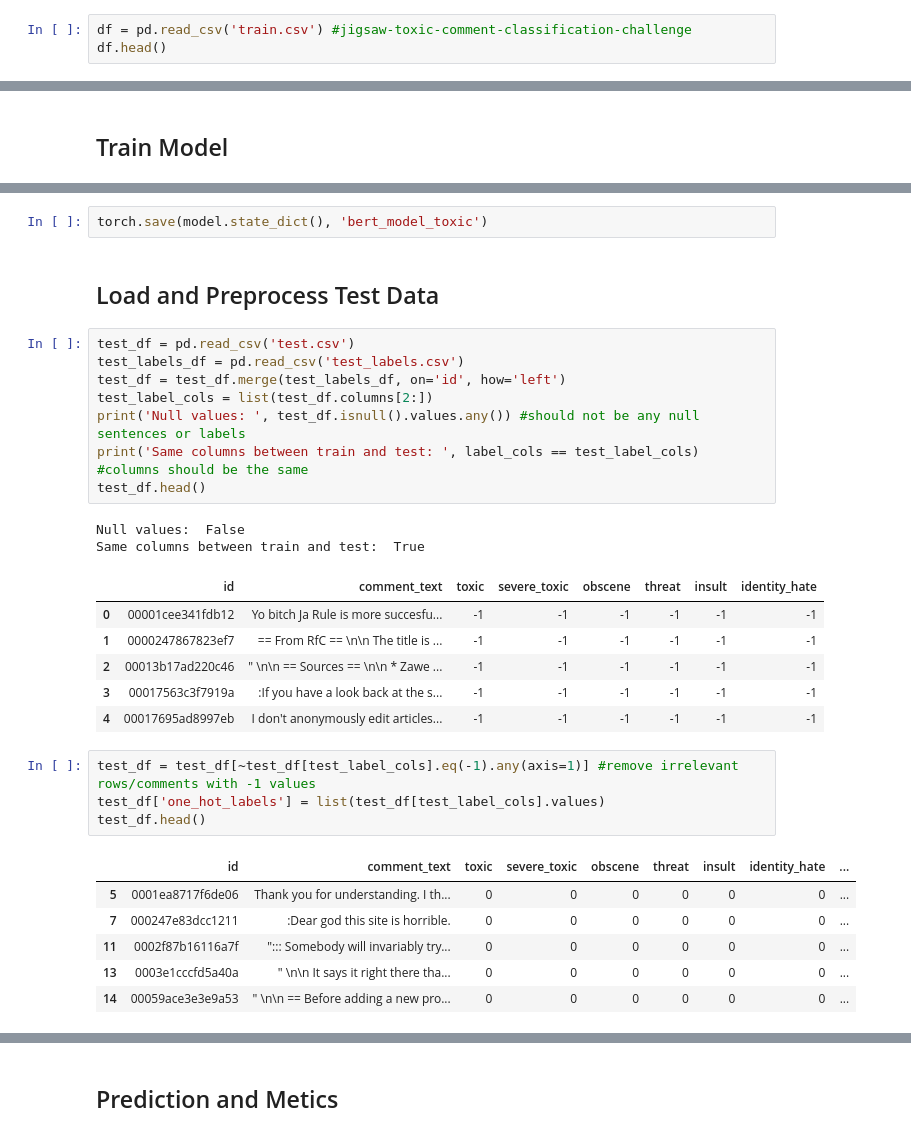
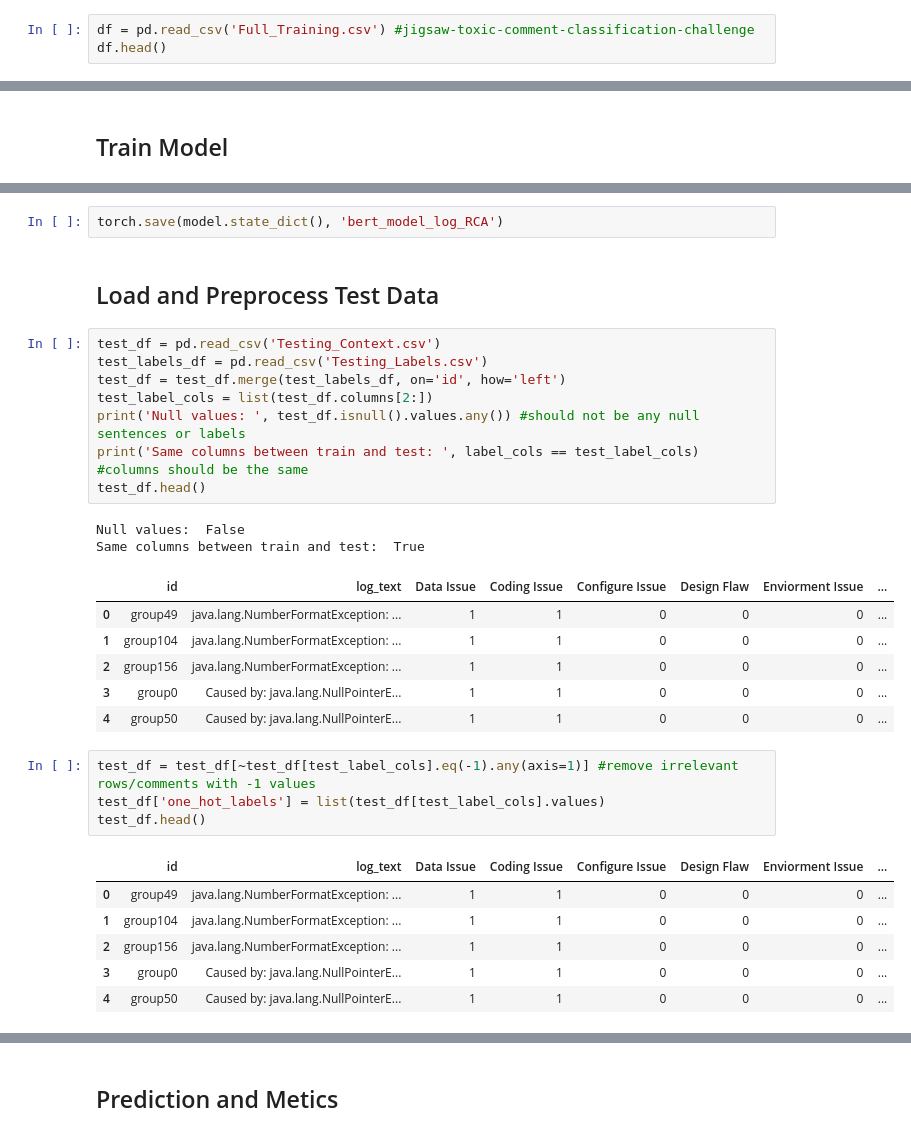
Before and after one commit to dwu926/Problem-Management-UI, a Jupyter notebook: MultiLabel_Bert_XLNet_logAnalysis.ipynb, the cells around one changed output, grey strips where cells are left out. Cells and saved outputs as stored; diff of their text form.

```diff
--- a/MultiLabel_Bert_XLNet_logAnalysis.ipynb
+++ b/MultiLabel_Bert_XLNet_logAnalysis.ipynb
@@ -72,6 +60,6 @@ torch.cuda.get_device_name(0)
 
 Dataset will be tokenized then split into training and validation sets. The validation set will be used to monitor training. For testing a separate test set will be loaded for analysis.
 # %%
-df = pd.read_csv('train.csv') #jigsaw-toxic-comment-classification-challenge
+df = pd.read_csv('Full_Training.csv') #jigsaw-toxic-comment-classification-challenge
 df.head()
 # %% [output]
@@ -391,35 +387,35 @@ Flat Validation Accuracy:  92.42756574961876
 # %%
-torch.save(model.state_dict(), 'bert_model_toxic')
+torch.save(model.state_dict(), 'bert_model_log_RCA')
 # %% [markdown]
 ## Load and Preprocess Test Data
 # %%
-test_df = pd.read_csv('test.csv')
-test_labels_df = pd.read_csv('test_labels.csv')
+test_df = pd.read_csv('Testing_Context.csv')
+test_labels_df = pd.read_csv('Testing_Labels.csv')
 test_df = test_df.merge(test_labels_df, on='id', how='left')
 test_label_cols = list(test_df.columns[2:])
 print('Null values: ', test_df.isnull().values.any()) #should not be any null sentences or labels
 print('Same columns between train and test: ', label_cols == test_label_cols) #columns should be the same
 test_df.head()
 # %% [output]
 Null values:  False
 Same columns between train and test:  True
-|  | id | comment_text | toxic | severe_toxic | obscene | threat | insult | identity_hate |
-| 0 | 00001cee341fdb12 | Yo bitch Ja Rule is more succesfu... | -1 | -1 | -1 | -1 | -1 | -1 |
-| 1 | 0000247867823ef7 | == From RfC == \n\n The title is ... | -1 | -1 | -1 | -1 | -1 | -1 |
-| 2 | 00013b17ad220c46 | " \n\n == Sources == \n\n * Zawe ... | -1 | -1 | -1 | -1 | -1 | -1 |
-| 3 | 00017563c3f7919a | :If you have a look back at the s... | -1 | -1 | -1 | -1 | -1 | -1 |
-| 4 | 00017695ad8997eb | I don't anonymously edit articles... | -1 | -1 | -1 | -1 | -1 | -1 |
+|  | id | log_text | Data Issue | Coding Issue | Configure Issue | Design Flaw | Enviorment Issue | ... |
+| 0 | group49 | java.lang.NumberFormatException: ... | 1 | 1 | 0 | 0 | 0 | ... |
+| 1 | group104 | java.lang.NumberFormatException: ... | 1 | 1 | 0 | 0 | 0 | ... |
+| 2 | group156 | java.lang.NumberFormatException: ... | 1 | 1 | 0 | 0 | 0 | ... |
+| 3 | group0 | Caused by: java.lang.NullPointerE... | 1 | 1 | 0 | 0 | 0 | ... |
+| 4 | group50 | Caused by: java.lang.NullPointerE... | 1 | 1 | 0 | 0 | 0 | ... |
 # %%
 test_df = test_df[~test_df[test_label_cols].eq(-1).any(axis=1)] #remove irrelevant rows/comments with -1 values
 test_df['one_hot_labels'] = list(test_df[test_label_cols].values)
 test_df.head()
 # %% [output]
-|  | id | comment_text | toxic | severe_toxic | obscene | threat | insult | identity_hate | ... |
-| 5 | 0001ea8717f6de06 | Thank you for understanding. I th... | 0 | 0 | 0 | 0 | 0 | 0 | ... |
-| 7 | 000247e83dcc1211 | :Dear god this site is horrible. | 0 | 0 | 0 | 0 | 0 | 0 | ... |
-| 11 | 0002f87b16116a7f | "::: Somebody will invariably try... | 0 | 0 | 0 | 0 | 0 | 0 | ... |
-| 13 | 0003e1cccfd5a40a | " \n\n It says it right there tha... | 0 | 0 | 0 | 0 | 0 | 0 | ... |
-| 14 | 00059ace3e3e9a53 | " \n\n == Before adding a new pro... | 0 | 0 | 0 | 0 | 0 | 0 | ... |
+|  | id | log_text | Data Issue | Coding Issue | Configure Issue | Design Flaw | Enviorment Issue | ... |
+| 0 | group49 | java.lang.NumberFormatException: ... | 1 | 1 | 0 | 0 | 0 | ... |
+| 1 | group104 | java.lang.NumberFormatException: ... | 1 | 1 | 0 | 0 | 0 | ... |
+| 2 | group156 | java.lang.NumberFormatException: ... | 1 | 1 | 0 | 0 | 0 | ... |
+| 3 | group0 | Caused by: java.lang.NullPointerE... | 1 | 1 | 0 | 0 | 0 | ... |
+| 4 | group50 | Caused by: java.lang.NullPointerE... | 1 | 1 | 0 | 0 | 0 | ... |
 # %%
 # Gathering input data
 test_labels = list(test_df.one_hot_labels.values)
```
Also changed, not shown: parts of 20 cells of this notebook.
